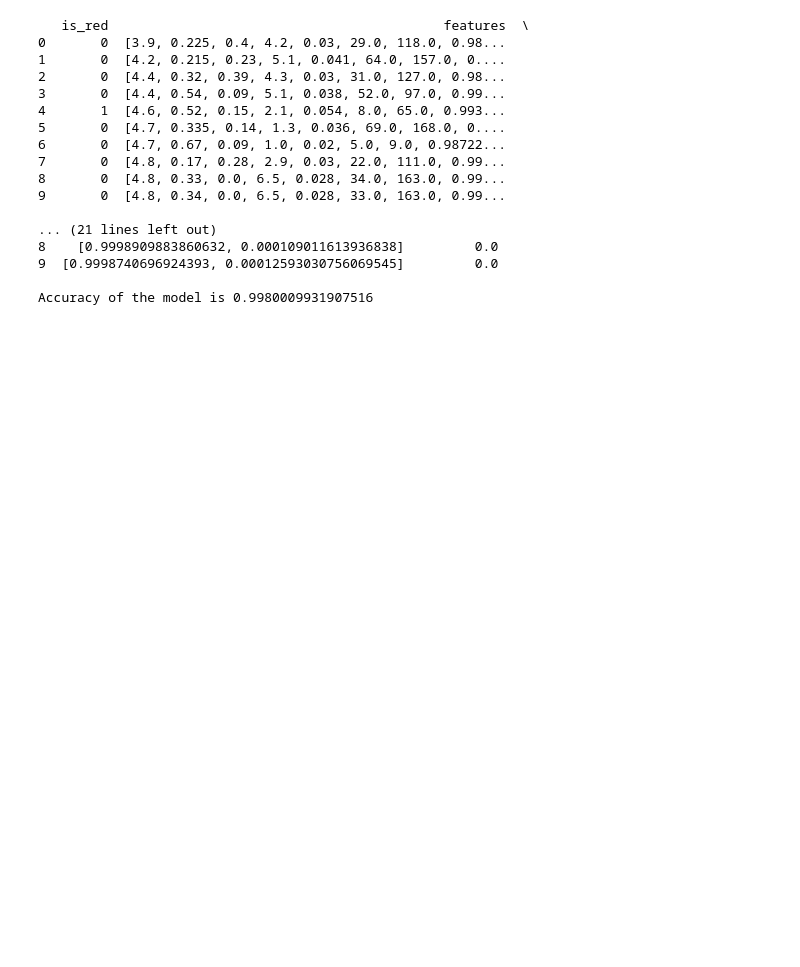
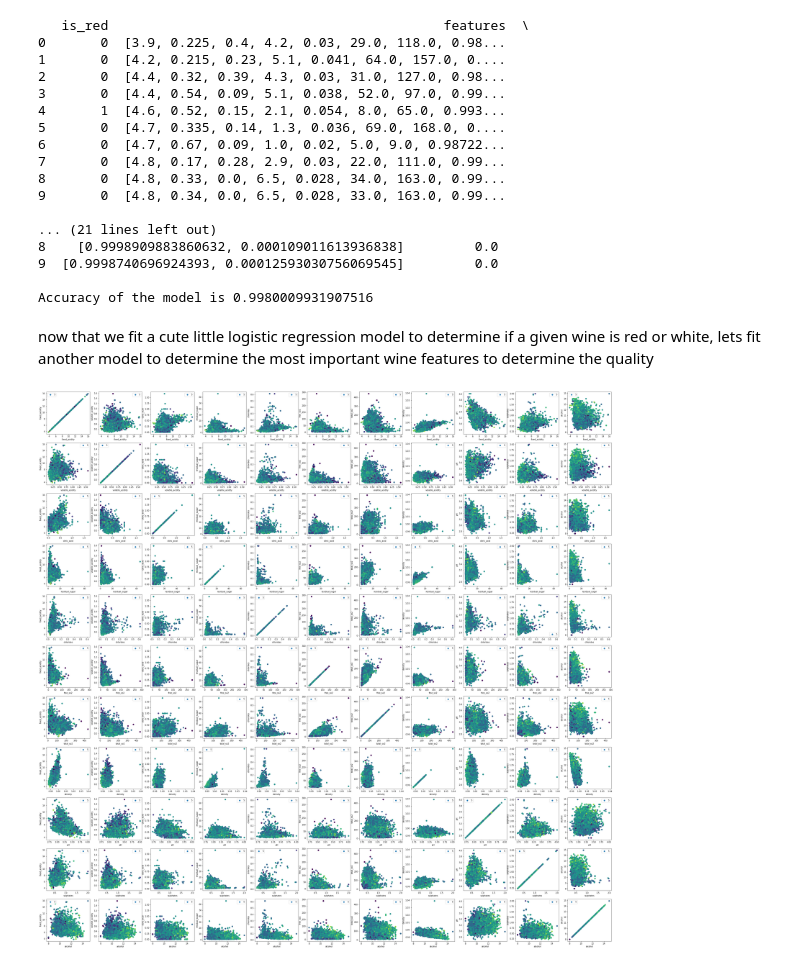
Before and after one commit to phat-pandah/Pyspark-ETL-Tutorial, a Jupyter notebook: ETL.ipynb, the cells around one changed output. Saved outputs shown, nothing was run; the diff lists cells and outputs as text; code cells hidden in the pictures; blank space fills up the shorter version.

```diff
--- a/ETL.ipynb
+++ b/ETL.ipynb
@@ -362,3 +366,22 @@ print(f'\nAccuracy of the model is {pred_accuracy}')
 9  [0.9998740696924393, 0.00012593030756069545]         0.0
 
 Accuracy of the model is 0.9980009931907516
+# %% [markdown]
+ now that we fit a cute little logistic regression model to determine if a given wine is red or white, lets fit another model to determine the most important wine features to determine the quality
+# %%
+# Since the dataset is not very large, we can convert the whole pyspark dataframe to pandas dataframe and plot it using seaborn
+# We could all the analysis using sklearn/pandas, but for exercise, we will do all the modeling in PySpark (only using seaborn/pandas for basic EDA for convenience)
+wine_pd = wine_df.toPandas()
+wine_pd = wine_pd[wine_pd.columns[:-1]]
+fig1, ax = plt.subplots(11, 11, figsize=(50,50))
+for i in range(11):
+    for j in range(11):
+        ax[i][j].scatter(wine_pd.iloc[:,i], wine_pd.iloc[:,j], c=wine_pd['quality'])
+        ax[i][j].set_xlabel(wine_pd.columns[i])
+        ax[i][j].set_ylabel(wine_pd.columns[j])
+        ax[i][j].legend(wine_pd['quality'])
+
+plt.savefig('./Images/Scatter_plot_allCols.png')
+plt.show()
+# %% [output]
+[figure, added]
```
Also changed, not shown: parts of 10 cells of this notebook, 4 other files.
